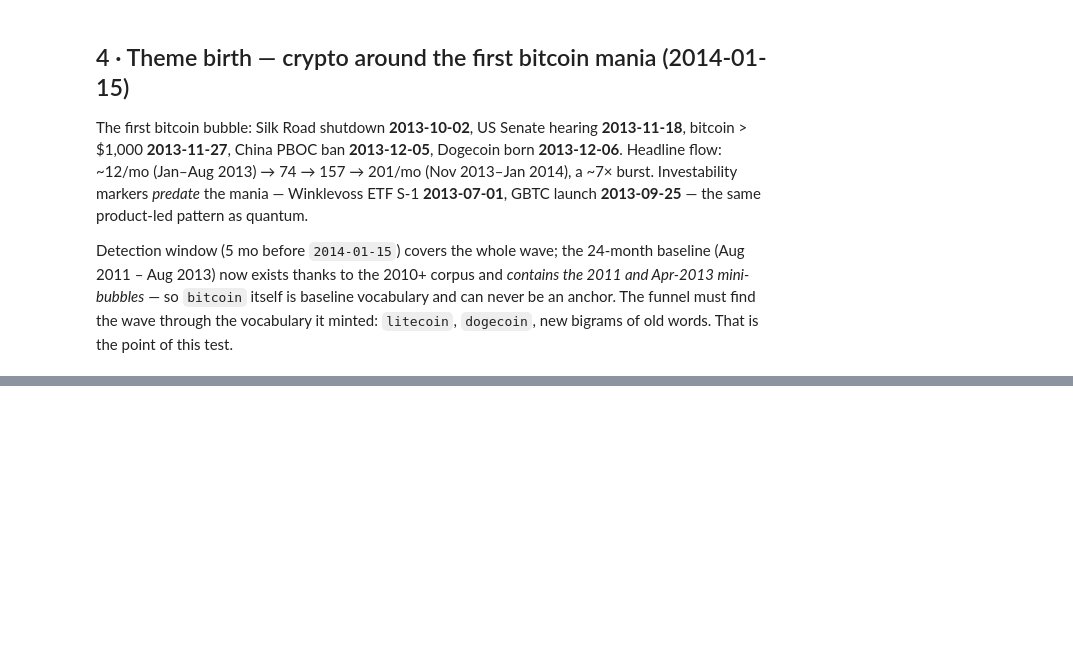
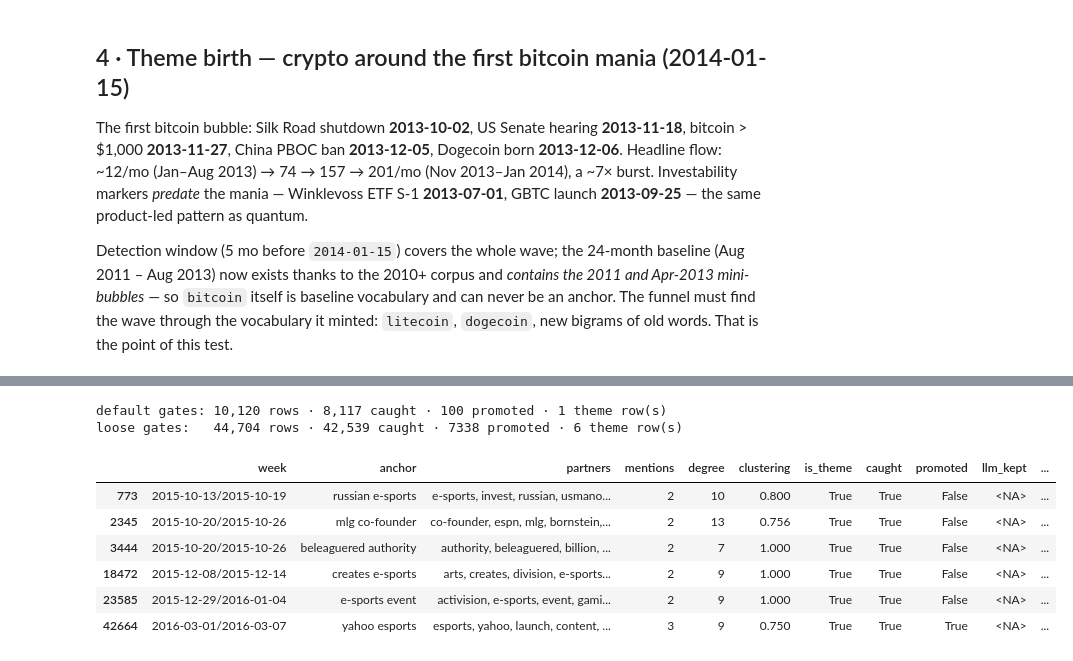
Before and after one commit to FedericoCinus/ThematicTrading, a Jupyter notebook: code/notebooks/0.28-theme-detect-demo.ipynb, the cells around one changed output, grey strips where cells are left out. Saved outputs shown, nothing was run; the diff lists cells and outputs as text; code cells hidden in the pictures; blank space fills up the shorter version.

```diff
--- a/code/notebooks/0.28-theme-detect-demo.ipynb
+++ b/code/notebooks/0.28-theme-detect-demo.ipynb
@@ -136,0 +249,21 @@ btc[btc.is_theme].head(20)
+# %%
+ESPORTS = r"e-?sports?|eleague|major league gaming|\bmlg\b|competitive gaming|video ?gam"
+corpus16 = load_corpus(2013, 2016)
+
+es = detect_theme(corpus16, "2016-03-09", theme_hint=ESPORTS)
+print(f"default gates: {len(es):,} rows · {int(es.caught.sum()):,} caught · {int(es.promoted.sum())} promoted · {int(es.is_theme.sum())} theme row(s)")
+
+es_loose = detect_theme(corpus16, "2016-03-09", theme_hint=ESPORTS,
+                        min_mentions=2, degree_min=5, persist_weeks=1, cluster_max=0.75)
+print(f"loose gates:   {len(es_loose):,} rows · {int(es_loose.caught.sum()):,} caught · {int(es_loose.promoted.sum())} promoted · {int(es_loose.is_theme.sum())} theme row(s)")
+es_loose[es_loose.is_theme].head(15)
+# %% [output]
+default gates: 10,120 rows · 8,117 caught · 100 promoted · 1 theme row(s)
+loose gates:   44,704 rows · 42,539 caught · 7338 promoted · 6 theme row(s)
+|  | week | anchor | partners | mentions | degree | clustering | is_theme | caught | promoted | llm_kept | ... |
+| 773 | 2015-10-13/2015-10-19 | russian e-sports | e-sports, invest, russian, usmano... | 2 | 10 | 0.800 | True | True | False | <NA> | ... |
+| 2345 | 2015-10-20/2015-10-26 | mlg co-founder | co-founder, espn, mlg, bornstein,... | 2 | 13 | 0.756 | True | True | False | <NA> | ... |
+| 3444 | 2015-10-20/2015-10-26 | beleaguered authority | authority, beleaguered, billion, ... | 2 | 7 | 1.000 | True | True | False | <NA> | ... |
+| 18472 | 2015-12-08/2015-12-14 | creates e-sports | arts, creates, division, e-sports... | 2 | 9 | 1.000 | True | True | False | <NA> | ... |
+| 23585 | 2015-12-29/2016-01-04 | e-sports event | activision, e-sports, event, gami... | 2 | 9 | 1.000 | True | True | False | <NA> | ... |
+| 42664 | 2016-03-01/2016-03-07 | yahoo esports | esports, yahoo, launch, content, ... | 3 | 9 | 0.750 | True | True | True | <NA> | ... |
```
Also changed, not shown: parts of 10 cells of this notebook.
